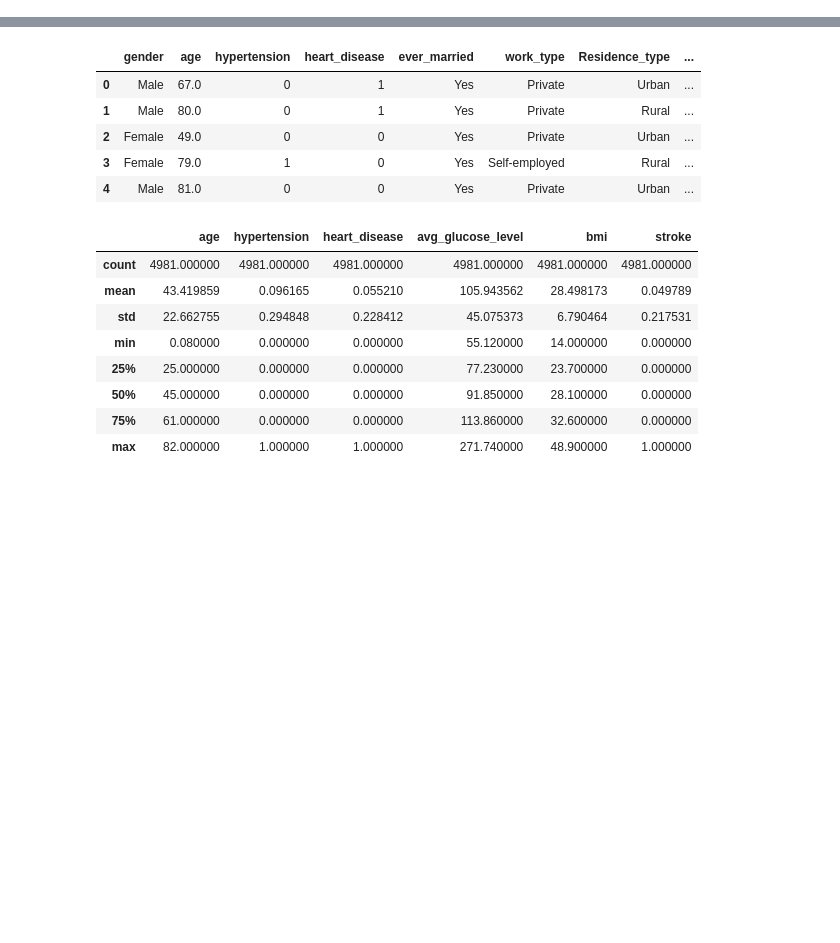
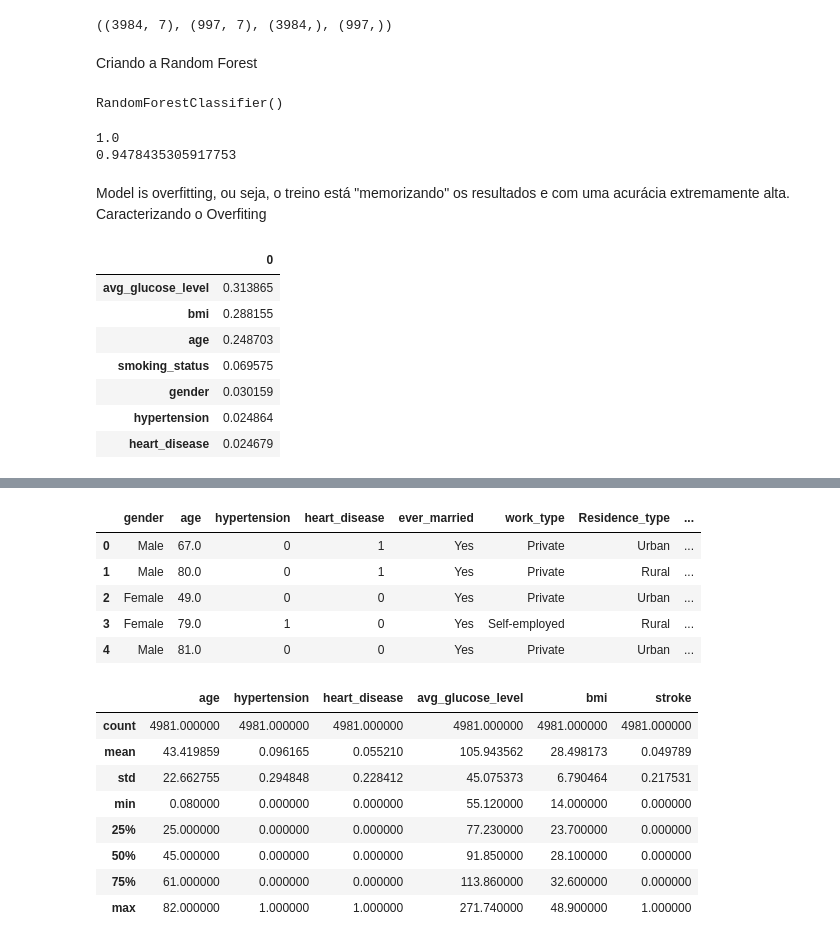
Before and after one commit to gabrielnunesmarques/MachineLearning, a Jupyter notebook: brainstroke.ipynb, the cells around one changed output, grey strips where cells are left out. Cells and saved outputs as stored; diff of their text form; code cells hidden in the pictures; blank space fills up the shorter version.

```diff
--- a/brainstroke.ipynb
+++ b/brainstroke.ipynb
@@ -8,0 +57,5 @@ dataframe = pd.read_csv("brainstroke.csv")
+# %%
+#dropar colunas que não serão utilizadas
+df.drop(['ever_married','work_type','Residence_type'], axis = 1, inplace = True)
+df = df.dropna()
+df.head()
@@ -8,0 +69,6 @@ dataframe = pd.read_csv("brainstroke.csv")
+# %%
+from sklearn.preprocessing import OrdinalEncoder
+#aplicar OrdinalEncoding nas colunas gender e smoking_status, visto que estão setadas como "objetos" e tendem a ter importância no resultado final.
+ord_enc = OrdinalEncoder()
+df["gender"] = ord_enc.fit_transform(df[["gender"]])
+df["smoking_status"] = ord_enc.fit_transform(df[["smoking_status"]])
@@ -8,0 +93,11 @@ dataframe = pd.read_csv("brainstroke.csv")
+# %%
+# Definição dos imputs e do nosso objetivo
+from sklearn.model_selection import GridSearchCV,train_test_split
+x = df.drop('stroke', axis= 1)
+y = df['stroke']
+
+# dividimos os valores em variaveis de treino e teste com estado randômico de 25 e a porcentagem de 80% para treino e 20% para teste
+x_train, x_test,y_train,y_test = train_test_split(x,y,random_state=25, test_size=0.20)
+x_train.shape , x_test.shape,y_train.shape,y_test.shape
+# %% [output]
+((3984, 7), (997, 7), (3984,), (997,))
@@ -8,0 +109,9 @@ dataframe = pd.read_csv("brainstroke.csv")
+# %% [markdown]
+Criando a Random Forest
+# %%
+# Iniciando a floresta e treinando o modelo
+from sklearn.ensemble import RandomForestClassifier
+clf=RandomForestClassifier()
+clf.fit(x_train, y_train)
+# %% [output]
+RandomForestClassifier()
@@ -8,0 +121,21 @@ dataframe = pd.read_csv("brainstroke.csv")
+# %%
+# printando os resultados de treino e teste
+print (clf.score(x_train, y_train))
+print(clf.score(x_test, y_test))
+# %% [output]
+1.0
+0.9478435305917753
+# %% [markdown]
+Model is overfitting, ou seja, o treino está "memorizando" os resultados  e com uma acurácia extremamente alta. Caracterizando o Overfiting
+# %%
+# Analisar quais variaveis o modelo acha que são mais importante
+pd.DataFrame(clf.feature_importances_, index=x_train.columns).sort_values(by=0, ascending=False)
+# %% [output]
+|  | 0 |
+| avg_glucose_level | 0.313865 |
+| bmi | 0.288155 |
+| age | 0.248703 |
+| smoking_status | 0.069575 |
+| gender | 0.030159 |
+| hypertension | 0.024864 |
+| heart_disease | 0.024679 |
```
Also changed, not shown: parts of 18 cells of this notebook.
